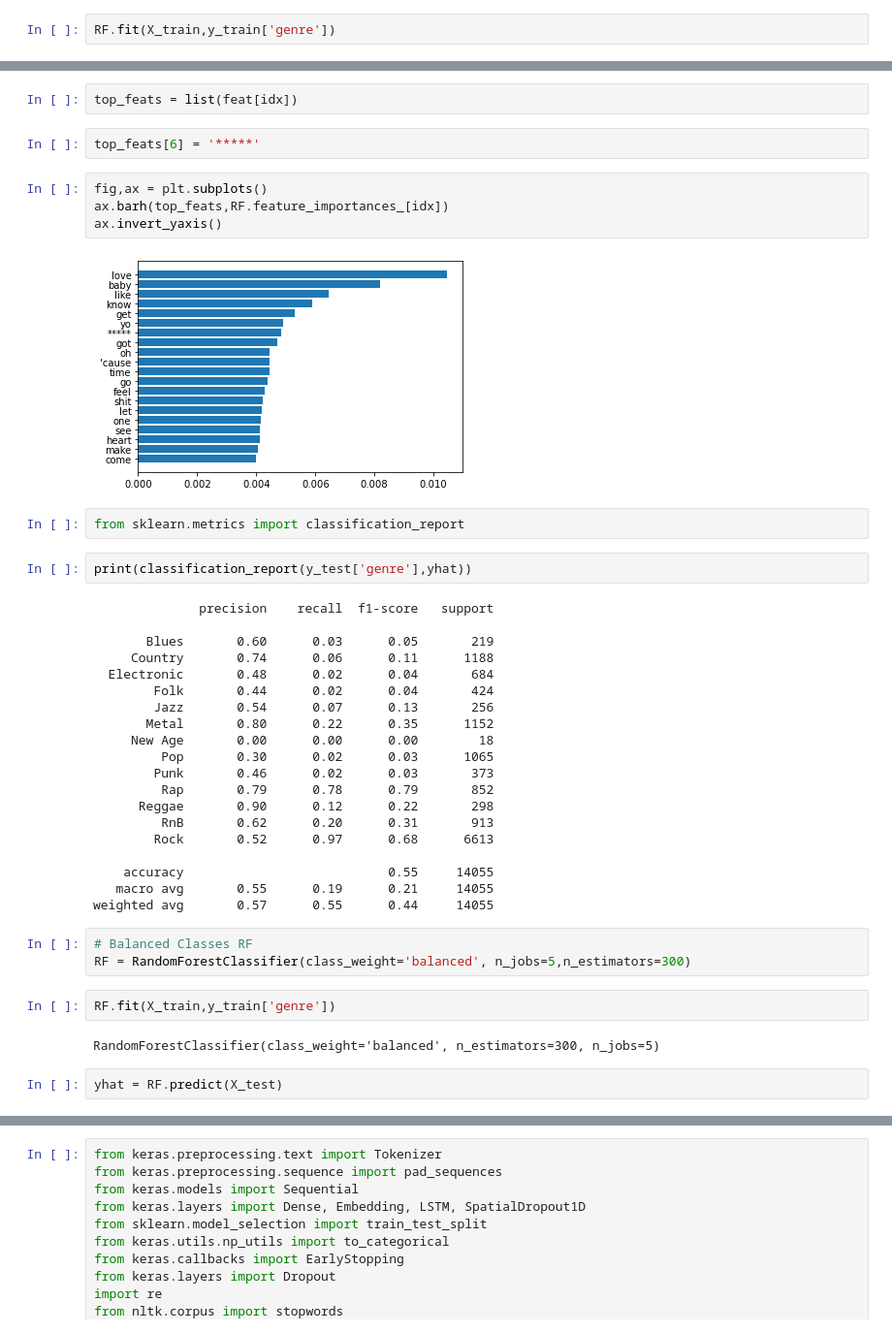
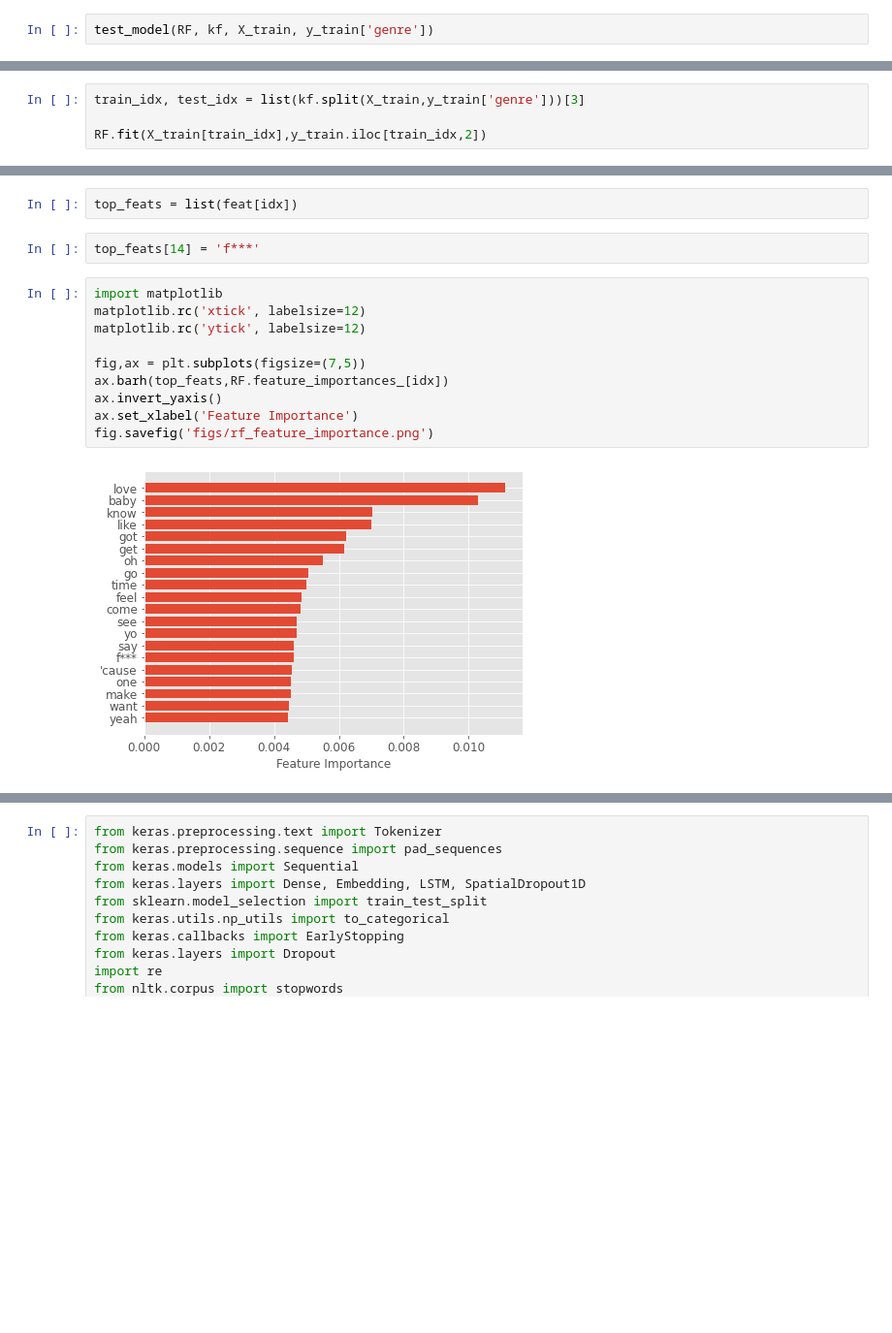
Before and after one commit to Nick-Henderson/genre-from-lyrics, a Jupyter notebook: Genre_from_lyrics_notebook.ipynb, the cells around one changed output, grey strips where cells are left out. Shown at 97% size. Drawn from its saved outputs; the diff is of its cells as text; blank space fills up the shorter version.

```diff
--- a/Genre_from_lyrics_notebook.ipynb
+++ b/Genre_from_lyrics_notebook.ipynb
@@ -479,3 +552,3 @@ RF = RandomForestClassifier(n_jobs=5)
 # %%
-RF.fit(X_train,y_train['genre'])
+test_model(RF, kf, X_train, y_train['genre'])
 # %% [output]
@@ -482,0 +556,4 @@ RandomForestClassifier(n_jobs=5)
+# %%
+train_idx, test_idx = list(kf.split(X_train,y_train['genre']))[3]
+
+RF.fit(X_train[train_idx],y_train.iloc[train_idx,2])
@@ -508,44 +586,17 @@ y_test[(probs>0.80).any(axis=1)]
 idx = (RF.feature_importances_*-1).argsort()[0:20]
 # %%
 top_feats = list(feat[idx])
-# %%
-top_feats[6] = '*****'
+# %%
+top_feats[14] = 'f***'
 # %%
-fig,ax = plt.subplots()
+import matplotlib
+matplotlib.rc('xtick', labelsize=12)
+matplotlib.rc('ytick', labelsize=12)
+
+fig,ax = plt.subplots(figsize=(7,5))
 ax.barh(top_feats,RF.feature_importances_[idx])
 ax.invert_yaxis()
+ax.set_xlabel('Feature Importance')
+fig.savefig('figs/rf_feature_importance.png')
 # %% [output]
-[figure, old version]
+[figure, new version]
-# %%
-from sklearn.metrics import classification_report
-# %%
-print(classification_report(y_test['genre'],yhat))
-# %% [output]
-              precision    recall  f1-score   support
-
-       Blues       0.60      0.03      0.05       219
-     Country       0.74      0.06      0.11      1188
-  Electronic       0.48      0.02      0.04       684
-        Folk       0.44      0.02      0.04       424
-        Jazz       0.54      0.07      0.13       256
-       Metal       0.80      0.22      0.35      1152
-     New Age       0.00      0.00      0.00        18
-         Pop       0.30      0.02      0.03      1065
-        Punk       0.46      0.02      0.03       373
-         Rap       0.79      0.78      0.79       852
-      Reggae       0.90      0.12      0.22       298
-         RnB       0.62      0.20      0.31       913
-        Rock       0.52      0.97      0.68      6613
-
-    accuracy                           0.55     14055
-   macro avg       0.55      0.19      0.21     14055
-weighted avg       0.57      0.55      0.44     14055
-# %%
-# Balanced Classes RF
-RF = RandomForestClassifier(class_weight='balanced', n_jobs=5,n_estimators=300)
-# %%
-RF.fit(X_train,y_train['genre'])
-# %% [output]
-RandomForestClassifier(class_weight='balanced', n_estimators=300, n_jobs=5)
-# %%
-yhat = RF.predict(X_test)
```
Also changed, not shown: parts of 44 cells of this notebook, 7 other files.
